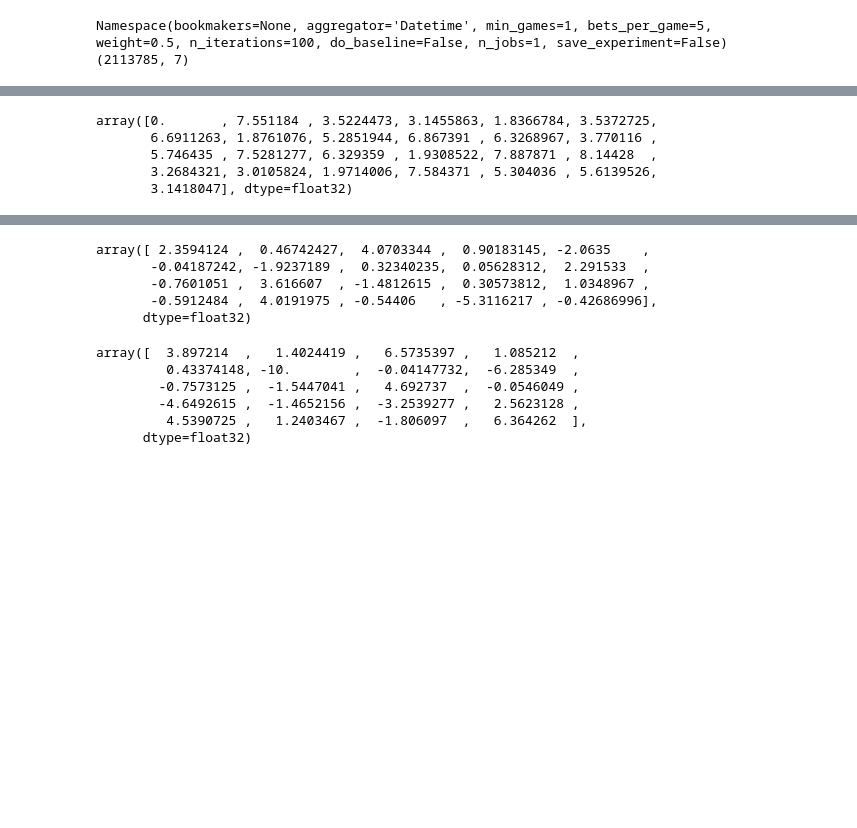
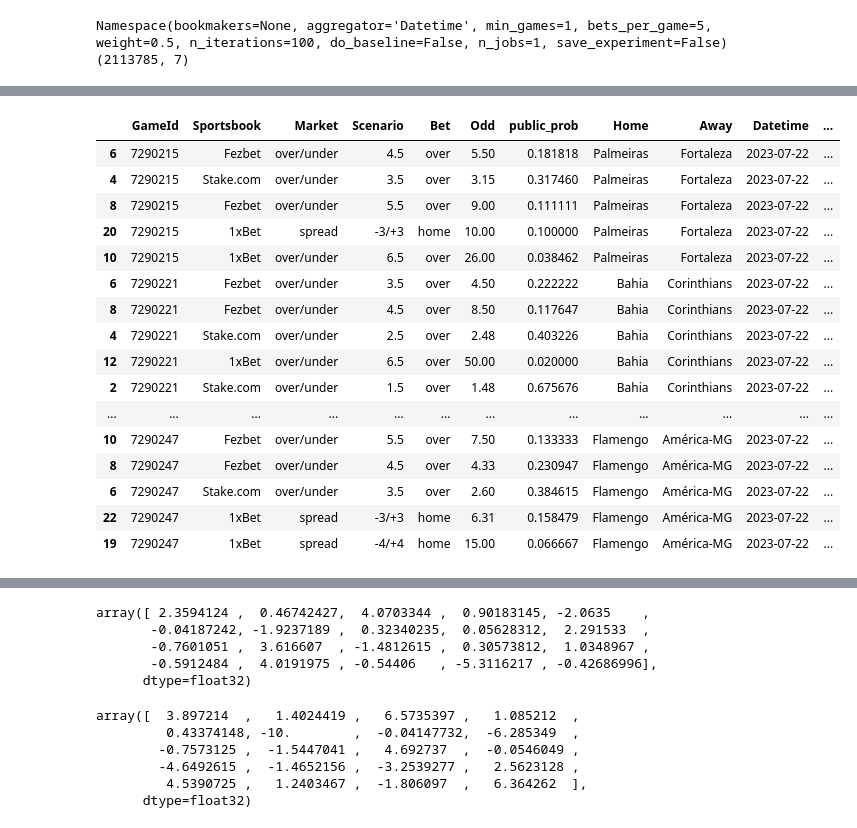
Before and after one commit to MarcosAugusto47/soccer-betting-strategy, a Jupyter notebook: notebook_botorch.ipynb, the cells around one changed output, grey strips where cells are left out. Drawn from its saved outputs; the diff is of its cells as text; code cells hidden in the pictures; blank space fills up the shorter version.

```diff
--- a/notebook_botorch.ipynb
+++ b/notebook_botorch.ipynb
@@ -45,7 +47,7 @@ def setup(args):
 
     #odds = odds[(odds.Datetime.apply(str)>"2019-08-01")&(odds.Datetime.apply(str)<"2019-09-01")]
     #odds = odds[(odds.Datetime.apply(str)>"2019-01-01")&(odds.Datetime.apply(str)<"2020-01-01")]
-    odds = odds[(odds.Datetime.apply(str)>"2023-06-01")]
+    odds = odds[(odds.Datetime.apply(str)>"2023-07-21")]
 
     # odds = odds[
     #     (odds.Datetime.apply(str) > "2019-06-01")
@@ -246,7 +248,7 @@ def get_nth_group(grouped, n):
         if i == n:
             return group_key, group_df
     raise IndexError("Group index out of range")
-n = 1
+n = 0
 group = get_nth_group(grouped, n)
 # %%
 date, group_data = group
@@ -312,8 +314,22 @@ if len(games_ids) > args.min_games:
             if any(math.isnan(x) for x in solution):
                 is_valid_solution = False
             odds_dt["solution"] = sparsemax(torch.tensor(np.array([solution]))).tolist()[0]
-            #odds_dt["solution"] = softmax(solution)p
+            #odds_dt["solution"] = softmax(solution)
 
         else:
             odds_dt["solution"] = 1
+
+        track_record = []
+
+        financial_return_aggregated = 0
+
+        for game_id, game_data in odds_dt.groupby("GameId", sort=False):
+            scenario = gameid_to_outcome[game_id]
+            financial_return = get_bet_return(
+                df=game_data, allocation_array=game_data.solution, scenario=scenario
+            )
+            financial_return_aggregated += financial_return
+            logger.info(
+                f"game_id: {game_id}; financial_return: {np.round(financial_return, 3)}"
+            )
 # %% [output]
@@ -334,8 +358,20 @@ Finalization of minimization task...
-# %%
-solution
-# %% [output]
-array([0.       , 7.551184 , 3.5224473, 3.1455863, 1.8366784, 3.5372725,
-       6.6911263, 1.8761076, 5.2851944, 6.867391 , 6.3268967, 3.770116 ,
-       5.746435 , 7.5281277, 6.329359 , 1.9308522, 7.887871 , 8.14428  ,
-       3.2684321, 3.0105824, 1.9714006, 7.584371 , 5.304036 , 5.6139526,
-       3.1418047], dtype=float32)
+# %%
+odds_dt
+# %% [output]
+|  | GameId | Sportsbook | Market | Scenario | Bet | Odd | public_prob | Home | Away | Datetime | ... |
+| 6 | 7290215 | Fezbet | over/under | 4.5 | over | 5.50 | 0.181818 | Palmeiras | Fortaleza | 2023-07-22 | ... |
+| 4 | 7290215 | Stake.com | over/under | 3.5 | over | 3.15 | 0.317460 | Palmeiras | Fortaleza | 2023-07-22 | ... |
+| 8 | 7290215 | Fezbet | over/under | 5.5 | over | 9.00 | 0.111111 | Palmeiras | Fortaleza | 2023-07-22 | ... |
+| 20 | 7290215 | 1xBet | spread | -3/+3 | home | 10.00 | 0.100000 | Palmeiras | Fortaleza | 2023-07-22 | ... |
+| 10 | 7290215 | 1xBet | over/under | 6.5 | over | 26.00 | 0.038462 | Palmeiras | Fortaleza | 2023-07-22 | ... |
+| 6 | 7290221 | Fezbet | over/under | 3.5 | over | 4.50 | 0.222222 | Bahia | Corinthians | 2023-07-22 | ... |
+| 8 | 7290221 | Fezbet | over/under | 4.5 | over | 8.50 | 0.117647 | Bahia | Corinthians | 2023-07-22 | ... |
+| 4 | 7290221 | Stake.com | over/under | 2.5 | over | 2.48 | 0.403226 | Bahia | Corinthians | 2023-07-22 | ... |
+| 12 | 7290221 | 1xBet | over/under | 6.5 | over | 50.00 | 0.020000 | Bahia | Corinthians | 2023-07-22 | ... |
+| 2 | 7290221 | Stake.com | over/under | 1.5 | over | 1.48 | 0.675676 | Bahia | Corinthians | 2023-07-22 | ... |
+| ... | ... | ... | ... | ... | ... | ... | ... | ... | ... | ... | ... |
+| 10 | 7290247 | Fezbet | over/under | 5.5 | over | 7.50 | 0.133333 | Flamengo | América-MG | 2023-07-22 | ... |
+| 8 | 7290247 | Fezbet | over/under | 4.5 | over | 4.33 | 0.230947 | Flamengo | América-MG | 2023-07-22 | ... |
+| 6 | 7290247 | Stake.com | over/under | 3.5 | over | 2.60 | 0.384615 | Flamengo | América-MG | 2023-07-22 | ... |
+| 22 | 7290247 | 1xBet | spread | -3/+3 | home | 6.31 | 0.158479 | Flamengo | América-MG | 2023-07-22 | ... |
+| 19 | 7290247 | 1xBet | spread | -4/+4 | home | 15.00 | 0.066667 | Flamengo | América-MG | 2023-07-22 | ... |
```
Also changed, not shown: parts of 5 cells of this notebook, 1 other file.
